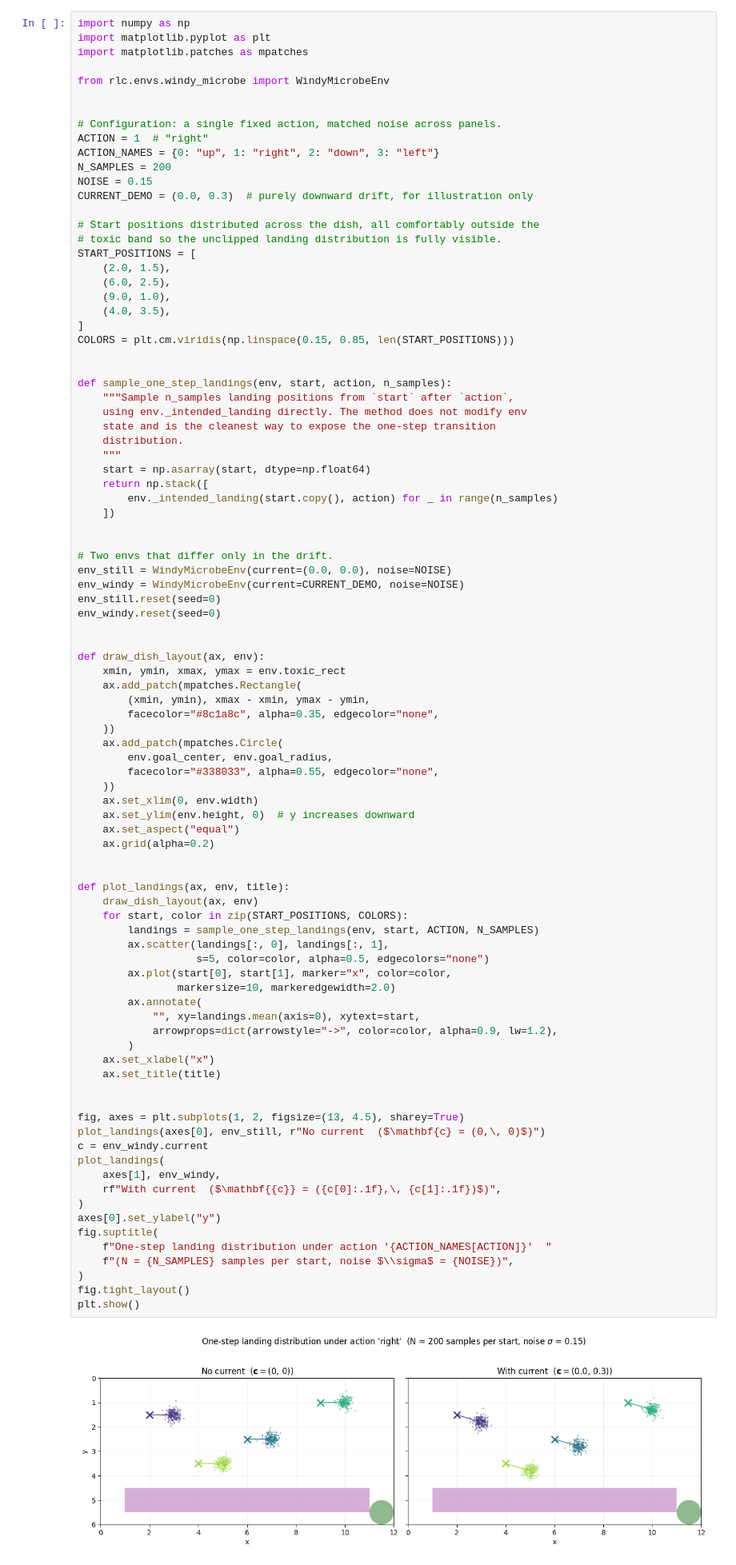
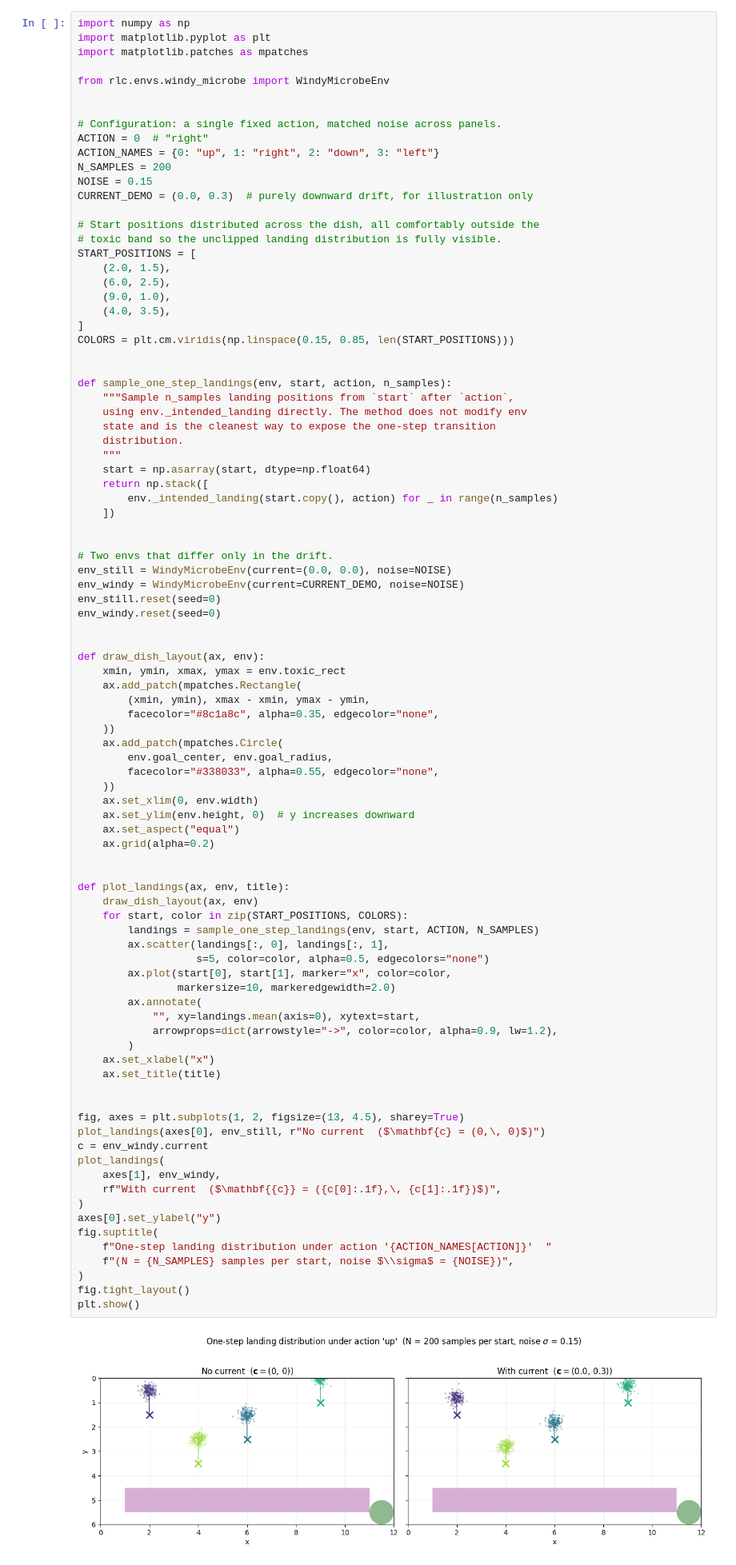
Before and after one commit to afflint/rlcoding, a Jupyter notebook: 2025-26/lecture_04_control_vfa.ipynb, the cells around one changed output. Shown at 80% size. Cells and saved outputs as stored; diff of their text form.

```diff
--- a/2025-26/lecture_04_control_vfa.ipynb
+++ b/2025-26/lecture_04_control_vfa.ipynb
@@ -61,7 +61,7 @@ from rlc.envs.windy_microbe import WindyMicrobeEnv
 
 
 # Configuration: a single fixed action, matched noise across panels.
-ACTION = 1  # "right"
+ACTION = 0  # "right"
 ACTION_NAMES = {0: "up", 1: "right", 2: "down", 3: "left"}
 N_SAMPLES = 200
 NOISE = 0.15
@@ -117,34 +117,34 @@ def plot_landings(ax, env, title):
     draw_dish_layout(ax, env)
     for start, color in zip(START_POSITIONS, COLORS):
         landings = sample_one_step_landings(env, start, ACTION, N_SAMPLES)
         ax.scatter(landings[:, 0], landings[:, 1],
                    s=5, color=color, alpha=0.5, edgecolors="none")
         ax.plot(start[0], start[1], marker="x", color=color,
                 markersize=10, markeredgewidth=2.0)
         ax.annotate(
             "", xy=landings.mean(axis=0), xytext=start,
             arrowprops=dict(arrowstyle="->", color=color, alpha=0.9, lw=1.2),
         )
     ax.set_xlabel("x")
     ax.set_title(title)
 
 
 fig, axes = plt.subplots(1, 2, figsize=(13, 4.5), sharey=True)
 plot_landings(axes[0], env_still, r"No current  ($\mathbf{c} = (0,\, 0)$)")
 c = env_windy.current
 plot_landings(
     axes[1], env_windy,
     rf"With current  ($\mathbf{{c}} = ({c[0]:.1f},\, {c[1]:.1f})$)",
 )
 axes[0].set_ylabel("y")
 fig.suptitle(
     f"One-step landing distribution under action '{ACTION_NAMES[ACTION]}'  "
     f"(N = {N_SAMPLES} samples per start, noise $\\sigma$ = {NOISE})",
 )
 fig.tight_layout()
 plt.show()
 # %% [output]
-[figure, old version]
+[figure, new version]
 # %% [markdown]
 ## Retraining Q-learning on the windy microbe
 # %%
```
Also changed, not shown: parts of 4 cells of this notebook, 5 other files.
